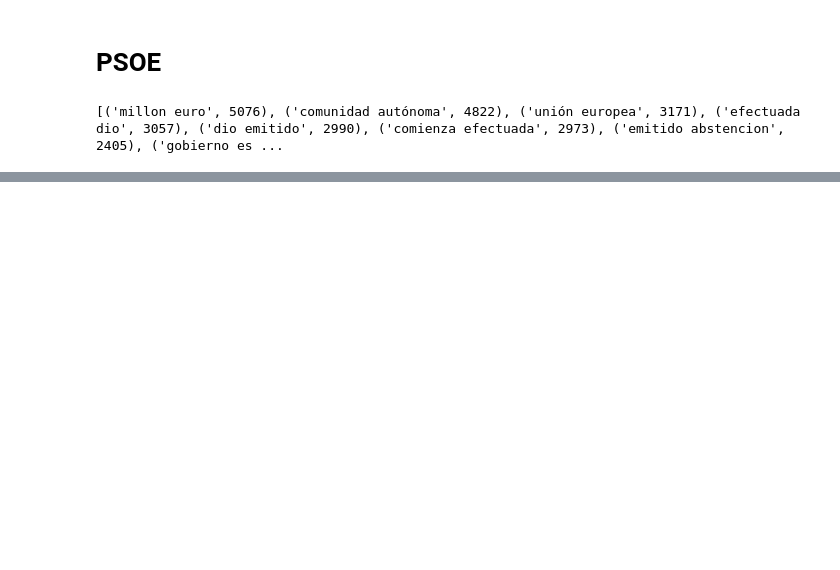
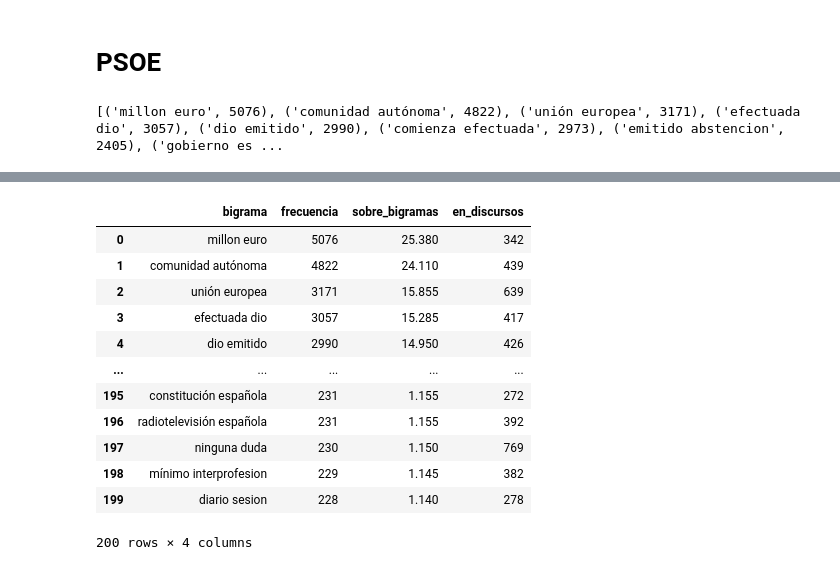
Before and after one commit to LCaravaggio/politext, a Jupyter notebook: Nuevas_Ideas_Politext.ipynb, the cells around one changed output, grey strips where cells are left out. Cells and saved outputs as stored; diff of their text form; code cells hidden in the pictures; blank space fills up the shorter version.

```diff
--- a/Nuevas_Ideas_Politext.ipynb
+++ b/Nuevas_Ideas_Politext.ipynb
@@ -152,0 +176,23 @@ plt.show()
+# %%
+names=['bigrama', 'frecuencia']
+df = pd.DataFrame(words_freq, columns=names)
+# %%
+df['sobre_bigramas']=df['frecuencia']/len(words_freq)
+# %%
+df['en_discursos']=[sum([row[i] for row in bag_of_words.toarray()]) for i in range(0,len(bag_of_words.toarray()[0]))]
+# %%
+df
+# %% [output]
+|  | bigrama | frecuencia | sobre_bigramas | en_discursos |
+| 0 | millon euro | 5076 | 25.380 | 342 |
+| 1 | comunidad autónoma | 4822 | 24.110 | 439 |
+| 2 | unión europea | 3171 | 15.855 | 639 |
+| 3 | efectuada dio | 3057 | 15.285 | 417 |
+| 4 | dio emitido | 2990 | 14.950 | 426 |
+| ... | ... | ... | ... | ... |
+| 195 | constitución española | 231 | 1.155 | 272 |
+| 196 | radiotelevisión española | 231 | 1.155 | 392 |
+| 197 | ninguna duda | 230 | 1.150 | 769 |
+| 198 | mínimo interprofesion | 229 | 1.145 | 382 |
+| 199 | diario sesion | 228 | 1.140 | 278 |
+200 rows × 4 columns
```
Also changed, not shown: parts of 6 cells of this notebook.
